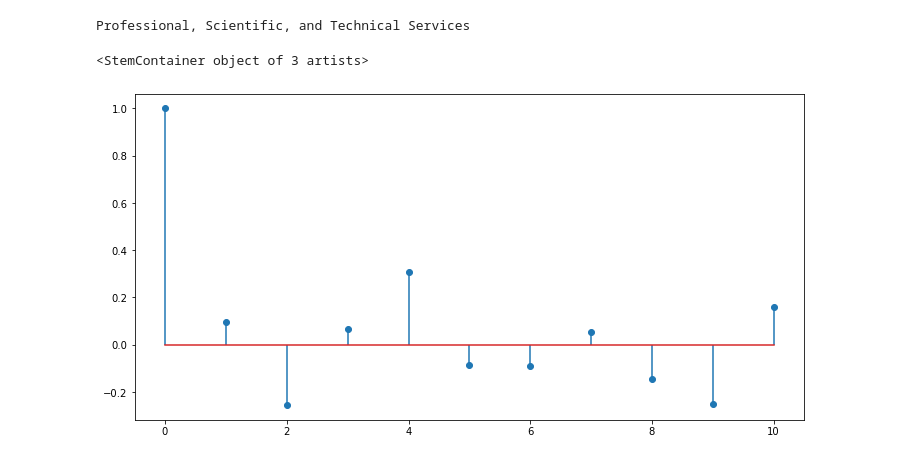
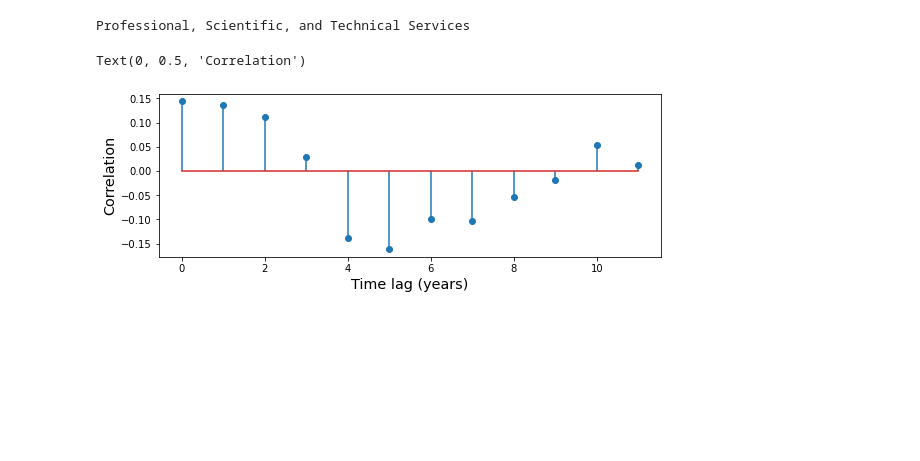
Before and after one commit to hamed-a/DI-project, a Jupyter notebook: correlation_.ipynb, the cells around one changed output. Cells and saved outputs as stored; diff of their text form; code cells hidden in the pictures; blank space fills up the shorter version.

```diff
--- a/correlation_.ipynb
+++ b/correlation_.ipynb
@@ -230,7 +230,8 @@ houseRank_to_county = {1:('US','United States'), 2:('CA','Los Angeles County'),
 # %% [markdown]
 - ## Plots
 # %%
-available_MSAs_tot = [2,4,6,8,9,11,13,14,15,17,19,20,21,22,25,26,27]
+available_MSAs = [2,4,6,8,9,11,13,14,15,17,19,20,21,22,25,26,27]
+NAICS_codes_sig =  [ '--','11', '23','31-33','42','44-45','48-49','51','52','53','54','62','71','72' ]
 MSA_rank = 2
 MSA = msa_emp_rank_df_dict[ houseRank_to_empRank[MSA_rank] ]
 print_info(MSA_rank)
@@ -359,13 +352,14 @@ Lag = 18  (0.4848300554656916, 0.407812928290811) (0.4104052913045209, 0.4925195
 NAICS_code = '54'
 print( NAICS_dict[NAICS_code] )
 
-max_lag = int(year_range)
+max_lag = 12# int(year_range)
 
 #corr_auto = np.zeros(max_lag)
 #corr_house = np.zeros(max_lag)
 #corr_poverty = np.zeros(max_lag)
 #lags = list(range( max_lag ) ) # []
 lags = []
+corr_ = []
 corr_auto = []
 corr_house = []
 corr_poverty = []
@@ -377,6 +371,7 @@ for lag in range( max_lag ):
     emp_relppc_s_shifted = []
     house_relppc_s = []
     poverty_relppc_s = []
+    emp_us_ppc_s = []
 
     for MSA_rank in available_MSAs:
         MSA = msa_emp_rank_df_dict[ houseRank_to_empRank[MSA_rank] ]
@@ -398,10 +393,15 @@ for lag in range( max_lag ):
             y2=relative_ppc_poverty(MSA_rank).loc[ list( range(year_start+1,year_end) ) ].values[lag:year_range]
             poverty_relppc_s += list(y2)
 
-    pcorr = pearsonr(emp_relppc_s,emp_relppc_s_shifted)
+            y3 = tot_empl_state_ppc[ ( 'United States' ,NAICS_code) ].values[lag:year_range]
+            emp_us_ppc_s += list(y3)
+
+    #pcorr = pearsonr(emp_relppc_s,emp_relppc_s_shifted)
+    pcorr = pearsonr(emp_relppc_s,house_relppc_s)
+    #pcorr = pearsonr(emp_relppc_s,emp_us_ppc_s)
     if len( emp_relppc_s )>40:
         lags += [lag]
-        corr += [pcorr[0] ]
+        corr_ += [pcorr[0] ]
     #corr_house += [pearsonr(emp_relppc_s,house_relppc_s)[0] ]
     #corr_poverty[lag] = pearsonr(emp_relppc_s,poverty_relppc_s)[0]
     #print('Lag = {} '.format(lag), corr_auto[lag], corr_house[lag], corr_poverty[lag])
@@ -409,11 +409,13 @@ for lag in range( max_lag ):
 Professional, Scientific, and Technical Services
 # %%
 fig = plt.figure()
-fsize = 6
-plt.gcf().set_size_inches(fsize*2,fsize)
+fsize = 3
+plt.gcf().set_size_inches(fsize*3,fsize)
 
-plt.stem( lags, corr_auto )
+plt.stem( lags, corr_ )
 #plt.stem( lags, corr_house )
+plt.xlabel( 'Time lag (years)' ,fontsize='x-large')
+plt.ylabel( 'Correlation' ,fontsize='x-large')
 # %% [output]
-<StemContainer object of 3 artists>
+Text(0, 0.5, 'Correlation')
-[figure, old version]
+[figure, new version]
```
Also changed, not shown: parts of 7 cells of this notebook, 11 other files.
